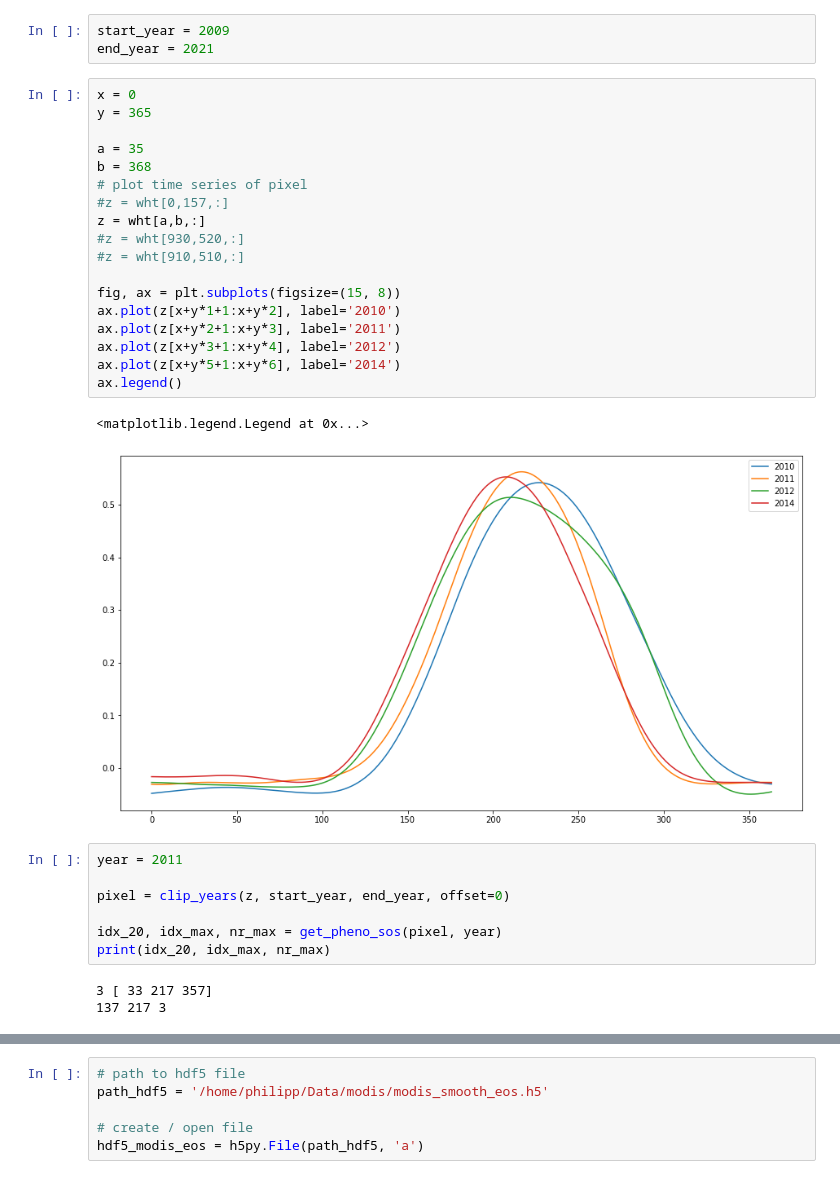
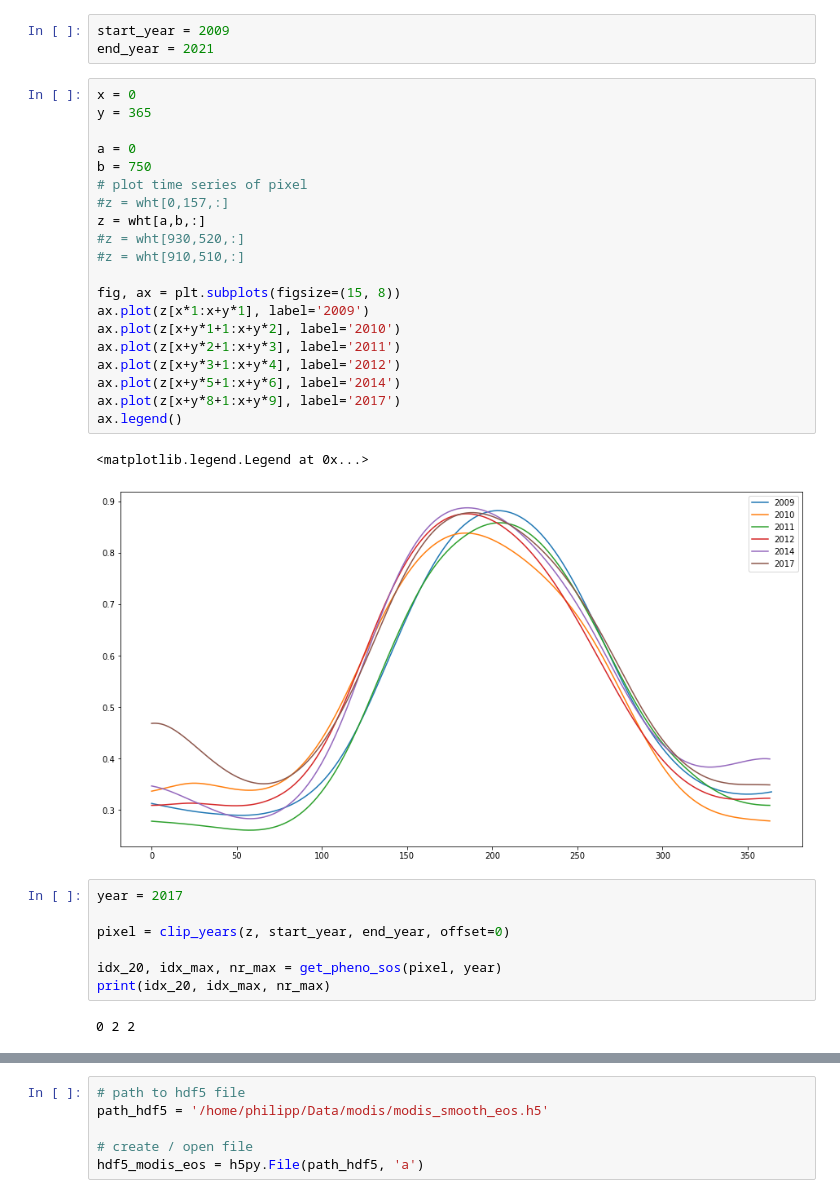
Before and after one commit to satlawa/proj_time_series_analysis, a Jupyter notebook: calc_phenology.ipynb, the cells around one changed output, grey strips where cells are left out. Saved outputs shown, nothing was run; the diff lists cells and outputs as text.

```diff
--- a/calc_phenology.ipynb
+++ b/calc_phenology.ipynb
@@ -134,32 +139,33 @@ end_year = 2021
 # %%
 x = 0
 y = 365
 
-a = 35
-b = 368
+a = 0
+b = 750
 # plot time series of pixel
 #z = wht[0,157,:]
 z = wht[a,b,:]
 #z = wht[930,520,:]
 #z = wht[910,510,:]
 
 fig, ax = plt.subplots(figsize=(15, 8))
+ax.plot(z[x*1:x+y*1], label='2009')
 ax.plot(z[x+y*1+1:x+y*2], label='2010')
 ax.plot(z[x+y*2+1:x+y*3], label='2011')
 ax.plot(z[x+y*3+1:x+y*4], label='2012')
 ax.plot(z[x+y*5+1:x+y*6], label='2014')
+ax.plot(z[x+y*8+1:x+y*9], label='2017')
 ax.legend()
 # %% [output]
 <matplotlib.legend.Legend at 0x...>
-[figure, old version]
+[figure, new version]
 # %%
-year = 2011
+year = 2017
 
 pixel = clip_years(z, start_year, end_year, offset=0)
 
 idx_20, idx_max, nr_max = get_pheno_sos(pixel, year)
 print(idx_20, idx_max, nr_max)
 # %% [output]
-3 [ 33 217 357]
-137 217 3
+0 2 2
 # %%
```
Also changed, not shown: parts of 6 cells of this notebook.
